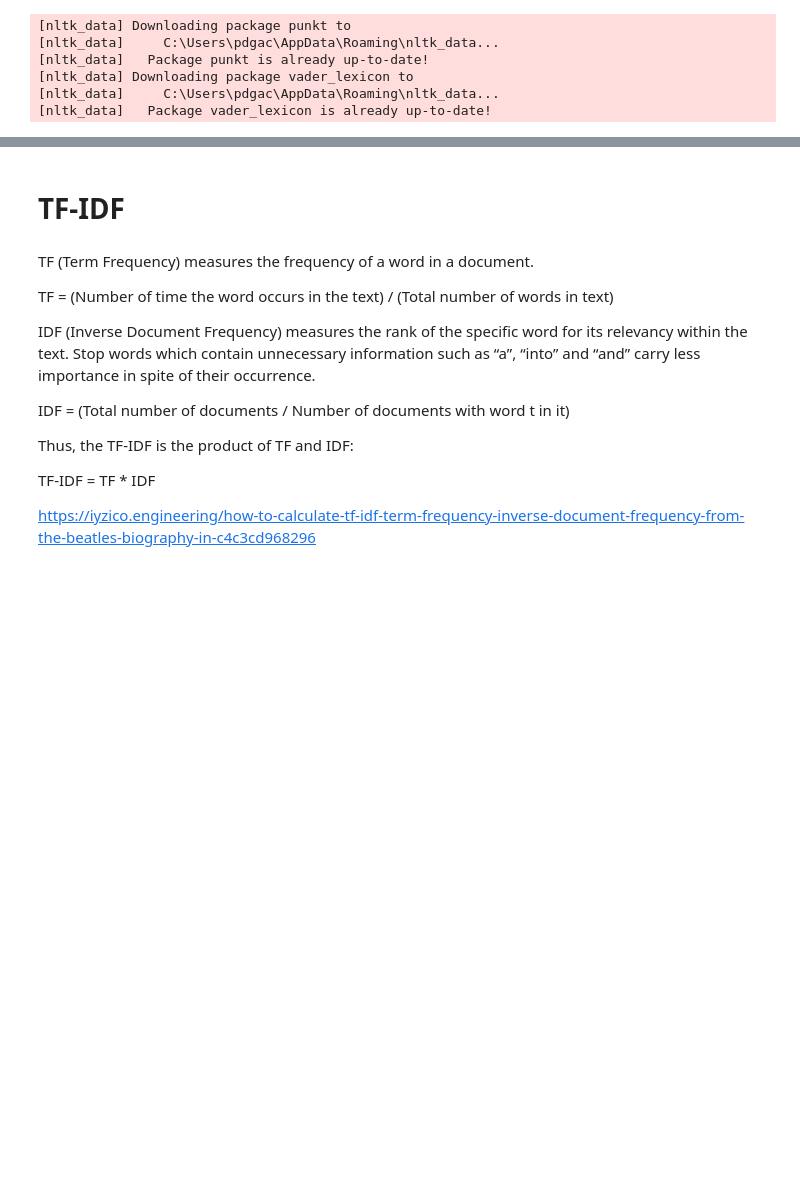
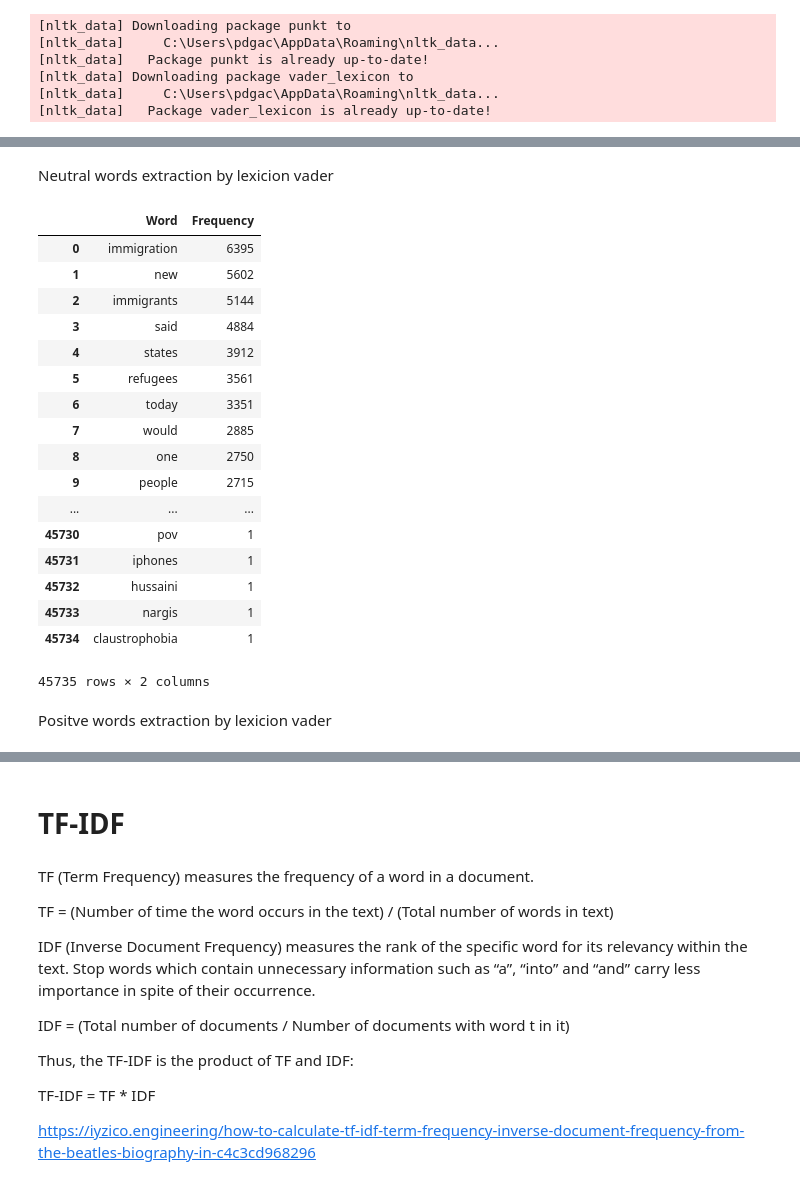
Before and after one commit to gcarvajal1222/Sentiment-Analysis-NYT-Immigration-Articles, a Jupyter notebook: NYT API python Sentiment Analysis.ipynb, the cells around one changed output, grey strips where cells are left out. Cells and saved outputs as stored; diff of their text form; code cells hidden in the pictures; blank space fills up the shorter version.

```diff
--- a/NYT API python Sentiment Analysis.ipynb
+++ b/NYT API python Sentiment Analysis.ipynb
@@ -71,4 +71,4 @@ import numpy as np
 import pandas as pd
 import re
 # %%
-df = pd.read_csv('Sentiment-Analysis-NYT-Articlesdir\\allNYTSearch1980to2020.txt', sep = "\t", encoding = 'iso-8859-1')
+df = pd.read_csv('Sentiment-Analysis-NYT-Articlesdir\\allNYTSearch1980to2020_no_duplicates.txt', sep = "\t", encoding = 'iso-8859-1')
@@ -166,17 +180,17 @@ U_words_corpus=tokenizing_words_in_product_title(df, 'cleanText')
 
 #U_words_corpus
 # %%
-list_query = U_words_corpus['Word'] #words and its meanings
+# list_query = U_words_corpus['Word'] #words and its meanings
 
-meanings_for_words_in_product_title = []
-for word in list_query: # Your word list
-    ss = wordnet.synsets(word)
-    if ss:
-        definition = ss[0].definition()
-        meanings_for_words_in_product_title.append(definition)
-    else:
-        word = None
-        meanings_for_words_in_product_title.append(word)
+# meanings_for_words_in_product_title = []
+# for word in list_query: # Your word list
+#     ss = wordnet.synsets(word)
+#     if ss:
+#         definition = ss[0].definition()
+#         meanings_for_words_in_product_title.append(definition)
+#     else:
+#         word = None
+#         meanings_for_words_in_product_title.append(word)
 # %%
 #meanings_for_words_in_product_title
 # %%
@@ -257,0 +305,41 @@ NameError: name 'lists_sentiment_P_N_N' is not defined
+# %% [markdown]
+Neutral words extraction by lexicion vader
+# %%
+List_of_neutral_words_in_corpus = []
+for d in lists_sentiment_P_N_N:
+    List_of_neutral_words_in_corpus.append(d['Neutral'])
+
+List_of_neutral_words_in_corpus
+
+flat_list_neutral_words = [item for sublist in List_of_neutral_words_in_corpus for item in sublist]
+
+
+word_dist = nltk.FreqDist(flat_list_neutral_words)
+top_N = len(word_dist)
+
+    #creating a dataframe of these words plus id so later we can merge.
+df_neutral_words= pd.DataFrame(word_dist.most_common(top_N),  #C_UW_F = category unique word final
+                    columns=['Word', 'Frequency'])
+# %%
+df_neutral_words
+# %% [output]
+|  | Word | Frequency |
+| 0 | immigration | 6395 |
+| 1 | new | 5602 |
+| 2 | immigrants | 5144 |
+| 3 | said | 4884 |
+| 4 | states | 3912 |
+| 5 | refugees | 3561 |
+| 6 | today | 3351 |
+| 7 | would | 2885 |
+| 8 | one | 2750 |
+| 9 | people | 2715 |
+| ... | ... | ... |
+| 45730 | pov | 1 |
+| 45731 | iphones | 1 |
+| 45732 | hussaini | 1 |
+| 45733 | nargis | 1 |
+| 45734 | claustrophobia | 1 |
+45735 rows × 2 columns
+# %% [markdown]
+Positve words extraction by lexicion vader
```
Also changed, not shown: parts of 21 cells of this notebook, 6 other files.
